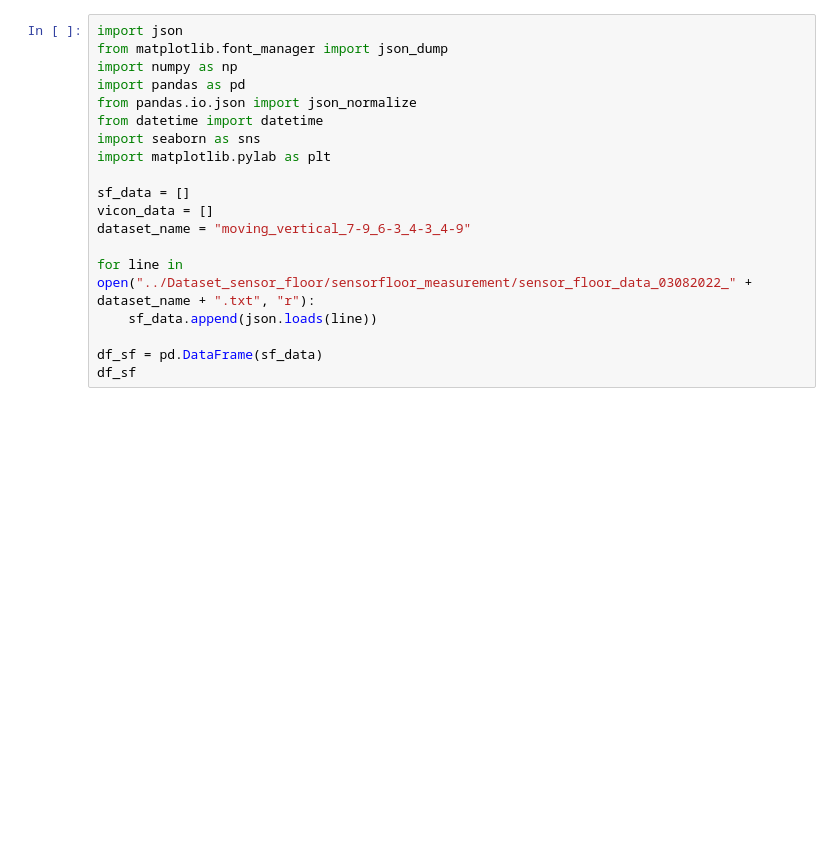
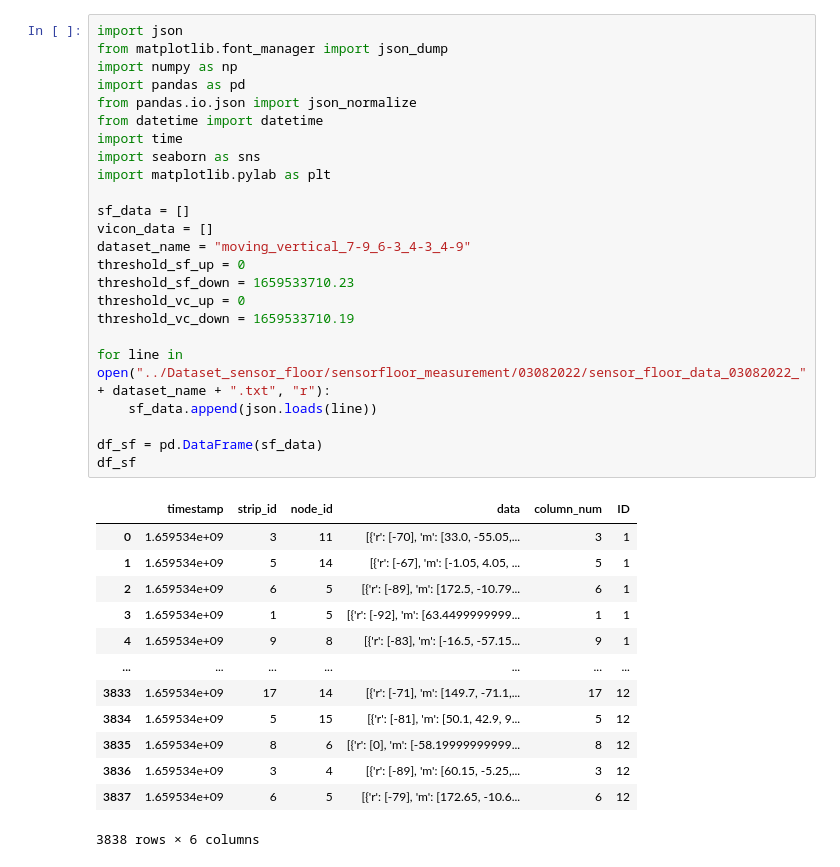
Before and after one commit to priirf/Vicon_Pos_Converter, a Jupyter notebook: data_preprocessing.ipynb, the cells around one changed output. Cells and saved outputs as stored; diff of their text form; blank space fills up the shorter version.

```diff
--- a/data_preprocessing.ipynb
+++ b/data_preprocessing.ipynb
@@ -1,19 +1,38 @@
 # %%
 import json
 from matplotlib.font_manager import json_dump
 import numpy as np
 import pandas as pd
 from pandas.io.json import json_normalize
 from datetime import datetime
+import time
 import seaborn as sns
 import matplotlib.pylab as plt
 
 sf_data = []
 vicon_data = []
 dataset_name = "moving_vertical_7-9_6-3_4-3_4-9"
+threshold_sf_up = 0
+threshold_sf_down = 1659533710.23
+threshold_vc_up = 0
+threshold_vc_down = 1659533710.19
 
-for line in open("../Dataset_sensor_floor/sensorfloor_measurement/sensor_floor_data_03082022_" + dataset_name + ".txt", "r"):
+for line in open("../Dataset_sensor_floor/sensorfloor_measurement/03082022/sensor_floor_data_03082022_" + dataset_name + ".txt", "r"):
     sf_data.append(json.loads(line))
 
 df_sf = pd.DataFrame(sf_data)
 df_sf
+# %% [output]
+|  | timestamp | strip_id | node_id | data | column_num | ID |
+| 0 | 1.659534e+09 | 3 | 11 | [{'r': [-70], 'm': [33.0, -55.05,... | 3 | 1 |
+| 1 | 1.659534e+09 | 5 | 14 | [{'r': [-67], 'm': [-1.05, 4.05, ... | 5 | 1 |
+| 2 | 1.659534e+09 | 6 | 5 | [{'r': [-89], 'm': [172.5, -10.79... | 6 | 1 |
+| 3 | 1.659534e+09 | 1 | 5 | [{'r': [-92], 'm': [63.4499999999... | 1 | 1 |
+| 4 | 1.659534e+09 | 9 | 8 | [{'r': [-83], 'm': [-16.5, -57.15... | 9 | 1 |
+| ... | ... | ... | ... | ... | ... | ... |
+| 3833 | 1.659534e+09 | 17 | 14 | [{'r': [-71], 'm': [149.7, -71.1,... | 17 | 12 |
+| 3834 | 1.659534e+09 | 5 | 15 | [{'r': [-81], 'm': [50.1, 42.9, 9... | 5 | 12 |
+| 3835 | 1.659534e+09 | 8 | 6 | [{'r': [0], 'm': [-58.19999999999... | 8 | 12 |
+| 3836 | 1.659534e+09 | 3 | 4 | [{'r': [-89], 'm': [60.15, -5.25,... | 3 | 12 |
+| 3837 | 1.659534e+09 | 6 | 5 | [{'r': [-79], 'm': [172.65, -10.6... | 6 | 12 |
+3838 rows × 6 columns
```
Also changed, not shown: parts of 24 cells of this notebook, 7 other files.
